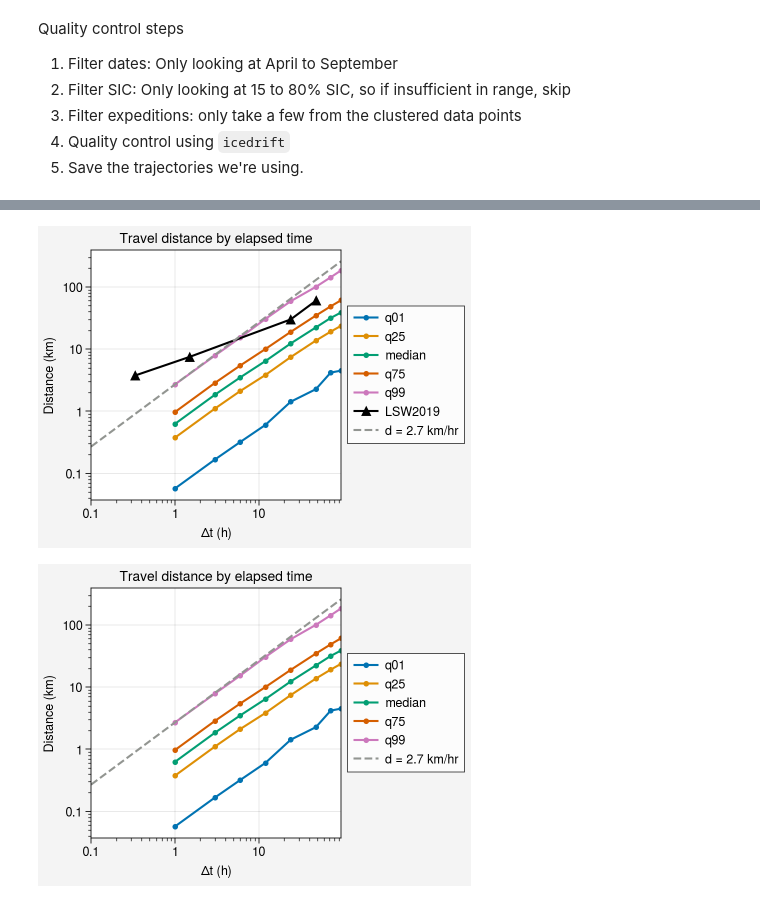
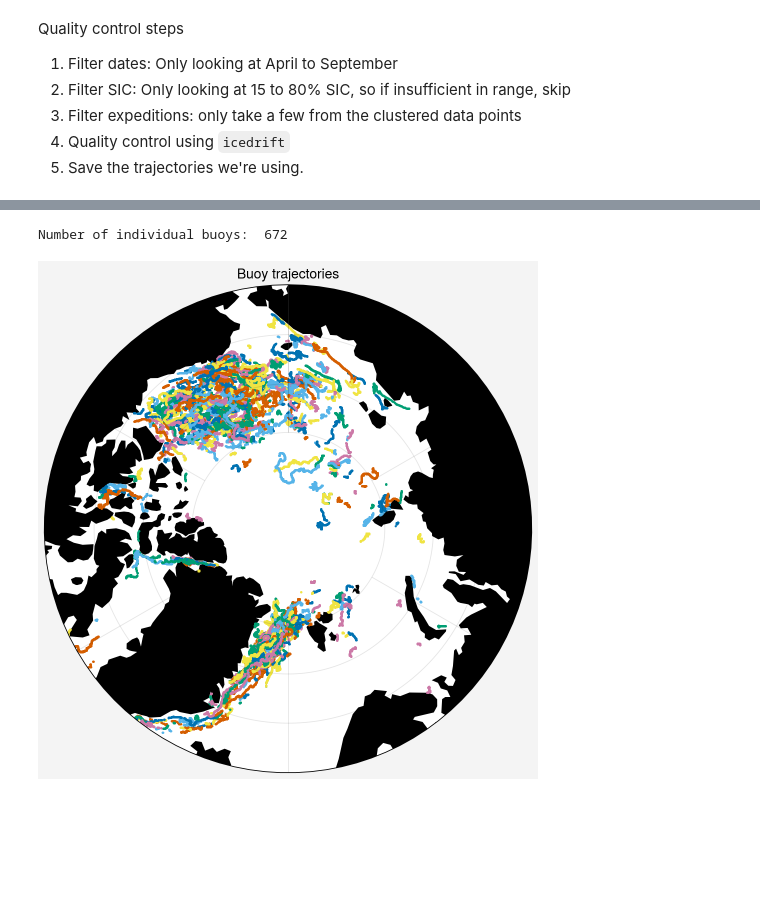
Before and after one commit to danielmwatkins/calval_tgrs, a Jupyter notebook: notebooks/tracker_distance_threshold.ipynb, the cells around one changed output, grey strips where cells are left out. Cells and saved outputs as stored; diff of their text form; code cells hidden in the pictures; blank space fills up the shorter version.

Commit message:
Distance Threshold analysis

```diff
--- a/notebooks/tracker_distance_threshold.ipynb
+++ b/notebooks/tracker_distance_threshold.ipynb
@@ -257,25 +21,0 @@ for buoy in buoy_data[year]:
-# %%
-import pyproj
-g = pyproj.Geod(ellps='WGS84')
-
-df = buoy_data[year][buoy].set_index('datetime')
-count = 0
-results = {}
-for year in buoy_data:
-    for buoy in buoy_data[year]:
-        df = buoy_data[year][buoy].set_index('datetime')
-        if np.any(df.sic_monthly.between(0.15, 0.8)):
-            count += 1
-            for hours in (1, 3, 6, 12, 24, 48, 72, 96):
-                if hours not in results:
-                    results[hours] = []
-                df_samp = df.resample('{t}h'.format(t=hours)).asfreq()
-
-                fwd, bck, dist = g.inv(df_samp.longitude, df_samp.latitude, df_samp.shift(1).longitude, df_samp.shift(1).latitude)
-
-                # dist = dist[~np.isnan(dist)]
-                df_samp['distance'] = dist
-                df_samp['dt'] = hours
-                results[hours].append(df_samp)
-                # results.append([np.median(dist), np.mean(dist), np.quantile(dist, 0.75), np.quantile(dist, 0.99)])
-                # results = pd.DataFrame(results, columns=['median', 'mean', 'q75', 'q99'], index=[1, 3, 6, 12, 24, 48])
@@ -350,27 +22,24 @@ ax.format(xlabel='Displacement (m/s)')
-# %%
-fig, ax = pplt.subplots()
-percentiles = ['q01', 'q25', 'median', 'q75', 'q99']
-ax.plot(plot_df[percentiles]/1e3, marker='.', cycle='colorblind10')
-ax.plot([1/3, 1.5, 24, 48], [3.75, 7.5, 30, 60], color='k', m='^', label='LSW2019 ')
-alpha = 2.7 # km/hr
-ax.plot(np.linspace(0.1, 96), alpha*np.linspace(0.1, 96), color='gray', ls='--', label='d = 2.7 km/hr')
-ax.legend(loc='r', ncols=1)
-ax.format(ylabel='Distance (km)', xlabel='$\Delta t$ (h)')
-
-ax.format(yscale='log', title='Travel distance by elapsed time', xscale='log')
-fig.save('../figures/travel_distance_with_2019.png', dpi=300)
-
-fig, ax = pplt.subplots()
-percentiles = ['q01', 'q25', 'median', 'q75', 'q99']
-ax.plot(plot_df[percentiles]/1e3, marker='.', cycle='colorblind10')
-# ax.plot([1/3, 1.5, 24, 48], [3.75, 7.5, 30, 60], color='k', m='^', label='LSW2019 ')
-alpha = 2.7 # km/hr
-ax.plot(np.linspace(0.1, 96), alpha*np.linspace(0.1, 96), color='gray', ls='--', label='d = 2.7 km/hr')
-ax.legend(loc='r', ncols=1)
-ax.format(ylabel='Distance (km)', xlabel='$\Delta t$ (h)')
-
-ax.format(yscale='log', title='Travel distance by elapsed time', xscale='log')
-fig.save('../figures/travel_distance.png', dpi=300)
-# %% [output]
-[figure, removed]
-[figure, removed]
+# %%
+import ultraplot as pplt
+save_loc = '../data/iabp_miz_data/'
+buoy_data = {}
+for year in range(2003, 2023):
+    data = pd.read_csv(save_loc + 'iabp_data_{y}.csv'.format(y=year), parse_dates=['datetime'])
+    for buoy_id, buoy_df in data.groupby('buoy_id'):
+        miz = buoy_df.sic_monthly.between(0.15, 0.80)
+        times = buoy_df.datetime.dt.month.between(4, 9)
+        if sum(miz & times) > 50:
+            buoy_data[str(year) + '_' + str(buoy_id)] = buoy_df.loc[miz & times]
+# %%
+print("Number of individual buoys: ", len(buoy_data))
+# %% [output]
+Number of individual buoys:  672
+# %%
+fig, ax = pplt.subplots(proj='npstere', width=5)
+ax.format(boundinglat=65, land=True)
+for buoy_id in buoy_data:
+    ax.scatter(buoy_data[buoy_id].longitude,
+            buoy_data[buoy_id].latitude, ms=1)
+ax.format(title="Buoy trajectories")
+# %% [output]
+[figure, added]
```
Also changed, not shown: parts of 41 cells of this notebook, 23 other files.
